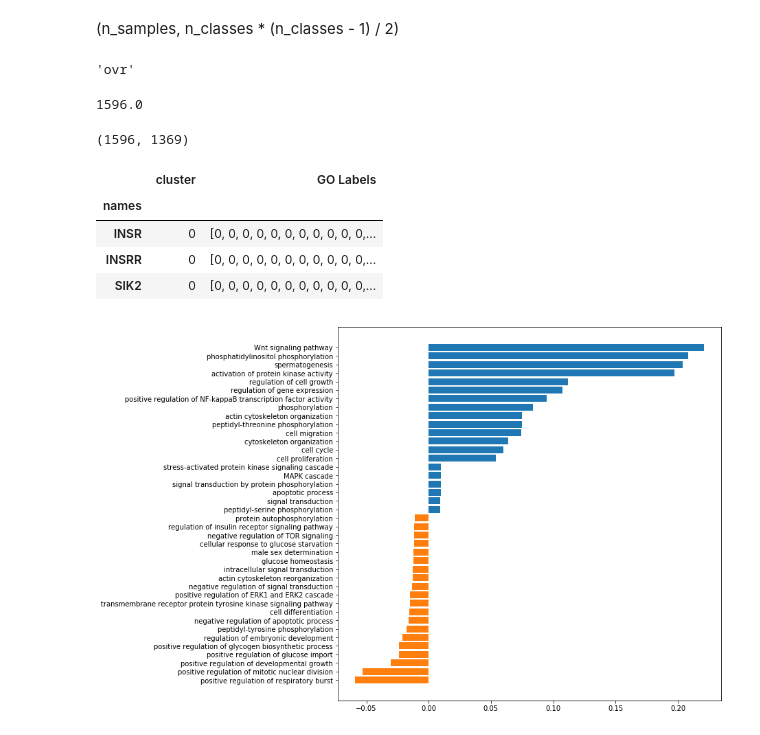
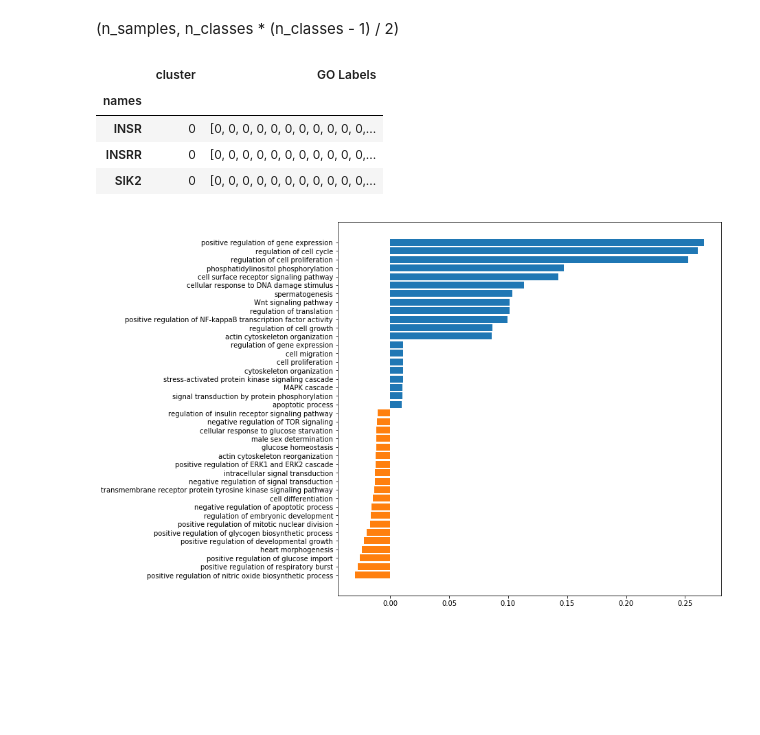
Before and after one commit to gomezlab/kinotypeClusteringAndRegression, a Jupyter notebook: goData/go_metrics_comparison_with_processes.ipynb, the cells around one changed output. Drawn from its saved outputs; the diff is of its cells as text; code cells hidden in the pictures; blank space fills up the shorter version.

```diff
--- a/goData/go_metrics_comparison_with_processes.ipynb
+++ b/goData/go_metrics_comparison_with_processes.ipynb
@@ -195,18 +198,6 @@ def f_importances(coef, names, top=20):
     plt.show()
 # %% [markdown]
 (n_samples, n_classes * (n_classes - 1) / 2)
-# %%
-svm.decision_function_shape
-# %% [output]
-'ovr'
-# %%
-57 * (57-1)/2
-# %% [output]
-1596.0
-# %%
-svm.coef_.shape
-# %% [output]
-(1596, 1369)
 # %%
 c_spinglass_data_dict['freq'][c_spinglass_data_dict['freq']['cluster'] == 0]
 # %% [output]
@@ -217,6 +208,6 @@ c_spinglass_data_dict['freq'][c_spinglass_data_dict['freq']['cluster'] == 0]
 | SIK2 | 0 | [0, 0, 0, 0, 0, 0, 0, 0, 0, 0, 0,... |
 # %%
 fig, ax = plt.subplots(figsize=(10,10))
-f_importances(coef=np.mean(get_coeffs_for(svm, 0), axis=0), names=feat)
+f_importances(coef=np.mean(get_svm_coeffs_for_cluster(svm, 0), axis=0), names=feat)
 # %% [output]
-[figure, old version]
+[figure, new version]
```
Also changed, not shown: parts of 28 cells of this notebook, 2 other files.
